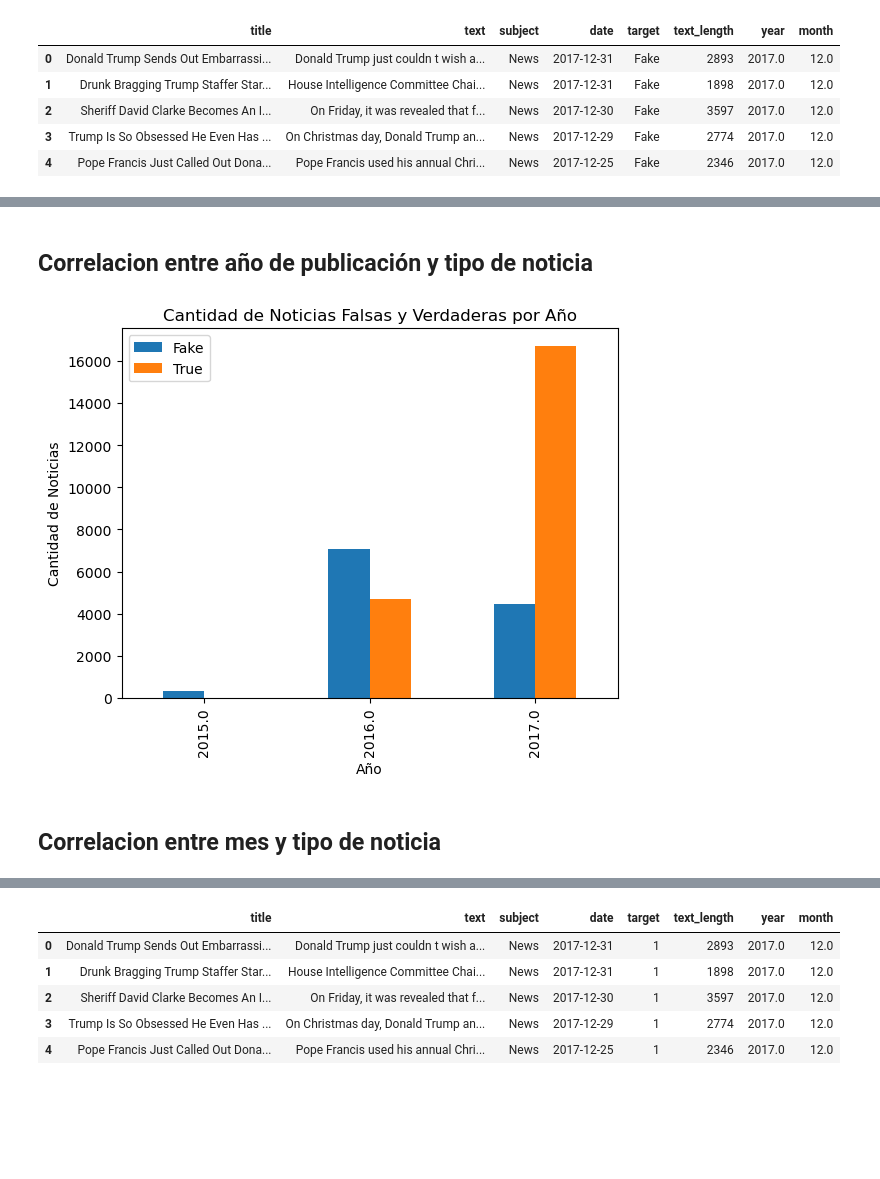
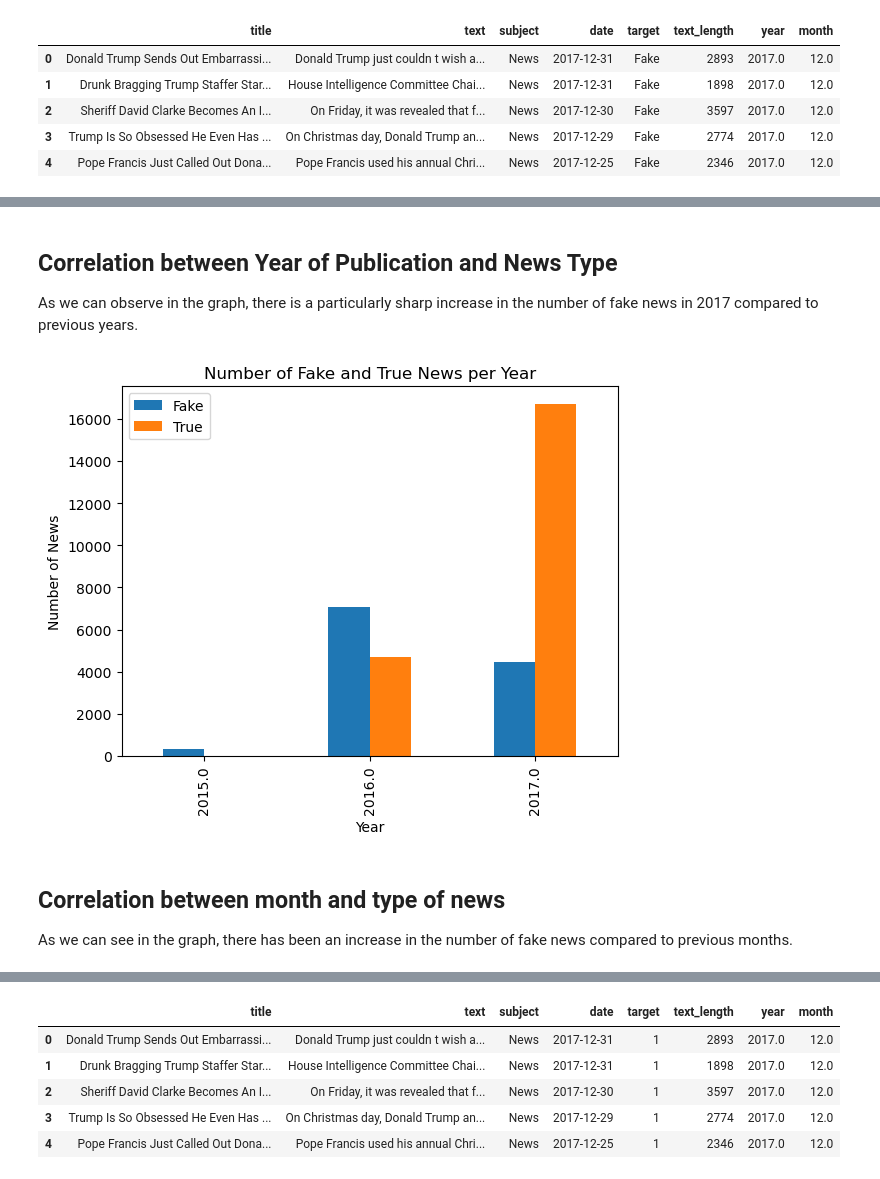
Before and after one commit to Juandavidbaro/Fake-News-Detection, a Jupyter notebook: Entrega 2/EDA-Model.ipynb, the cells around one changed output, grey strips where cells are left out. Cells and saved outputs as stored; diff of their text form; code cells hidden in the pictures; blank space fills up the shorter version.

```diff
--- a/Entrega 2/EDA-Model.ipynb
+++ b/Entrega 2/EDA-Model.ipynb
@@ -230,20 +248,25 @@ df_news.tail()
 | 44896 | Vatican upbeat on possibility of ... | MOSCOW (Reuters) - Vatican Secret... | worldnews | 2017-08-22 | True | 1199 | 2017.0 | 8.0 |
 | 44897 | Indonesia to buy $1.14 billion wo... | JAKARTA (Reuters) - Indonesia wil... | worldnews | 2017-08-22 | True | 1338 | 2017.0 | 8.0 |
 # %% [markdown]
-## Correlacion entre año de publicación y tipo de noticia
+## Correlation between Year of Publication and News Type
+
+
+As we can observe in the graph, there is a particularly sharp increase in the number of fake news in 2017 compared to previous years.
 # %%
 yearly_counts = df_news.groupby(['year', 'target']).size().unstack(fill_value=0)
 
 yearly_counts.plot(kind='bar', stacked=False)
-plt.title('Cantidad de Noticias Falsas y Verdaderas por Año')
-plt.xlabel('Año')
-plt.ylabel('Cantidad de Noticias')
+plt.title('Number of Fake and True News per Year')
+plt.xlabel('Year')
+plt.ylabel('Number of News')
 plt.legend(['Fake', 'True'])
 plt.show()
 # %% [output]
-[figure, old version]
+[figure, new version]
 # %% [markdown]
-## Correlacion entre mes y tipo de noticia
+## Correlation between month and type of news
+
+As we can see in the graph, there has been an increase in the number of fake news compared to previous months.
 # %%
 monthly_counts = df_news.groupby(['month', 'target']).size().unstack(fill_value=0)
 
```
Also changed, not shown: parts of 33 cells of this notebook, 2 other files.
